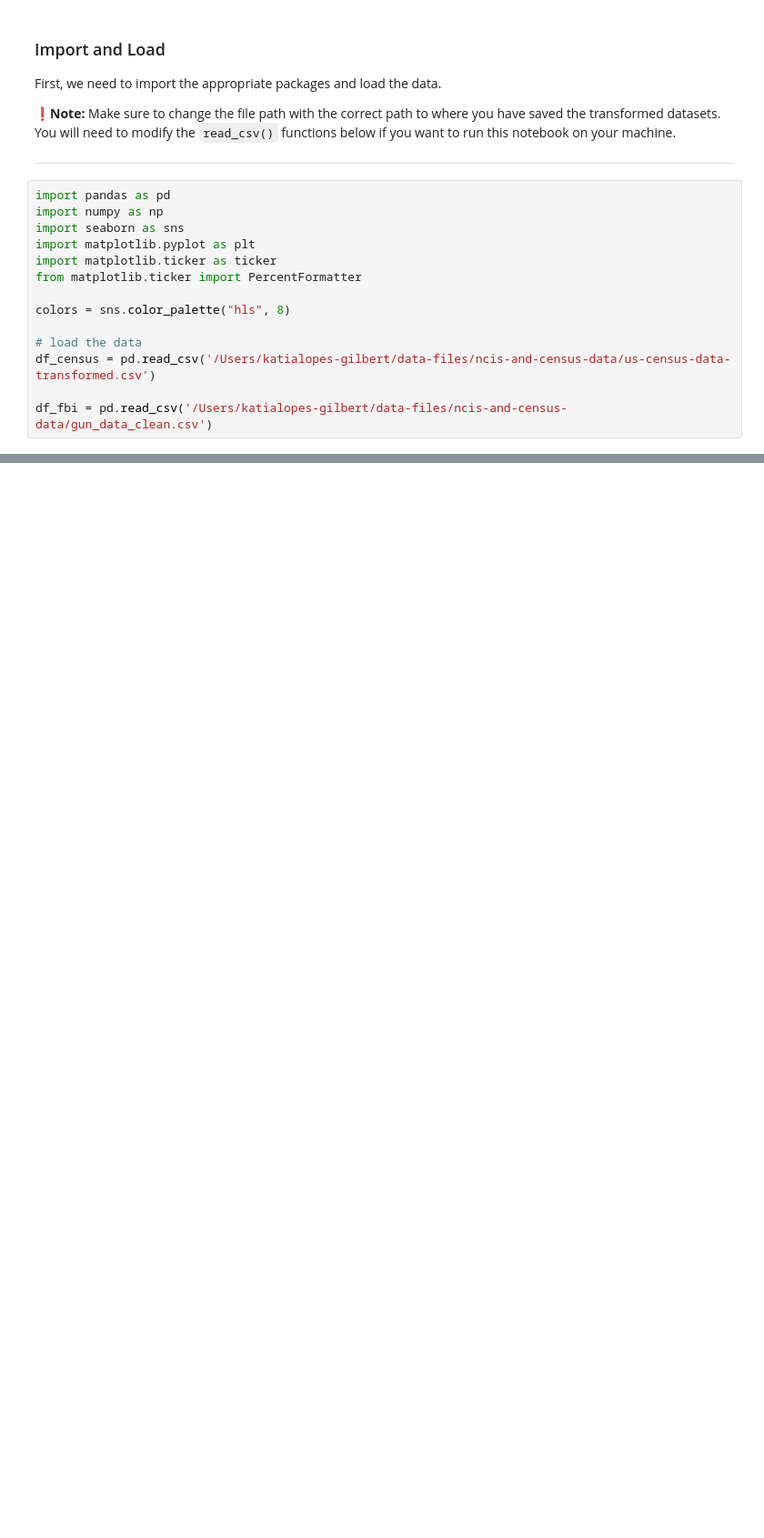
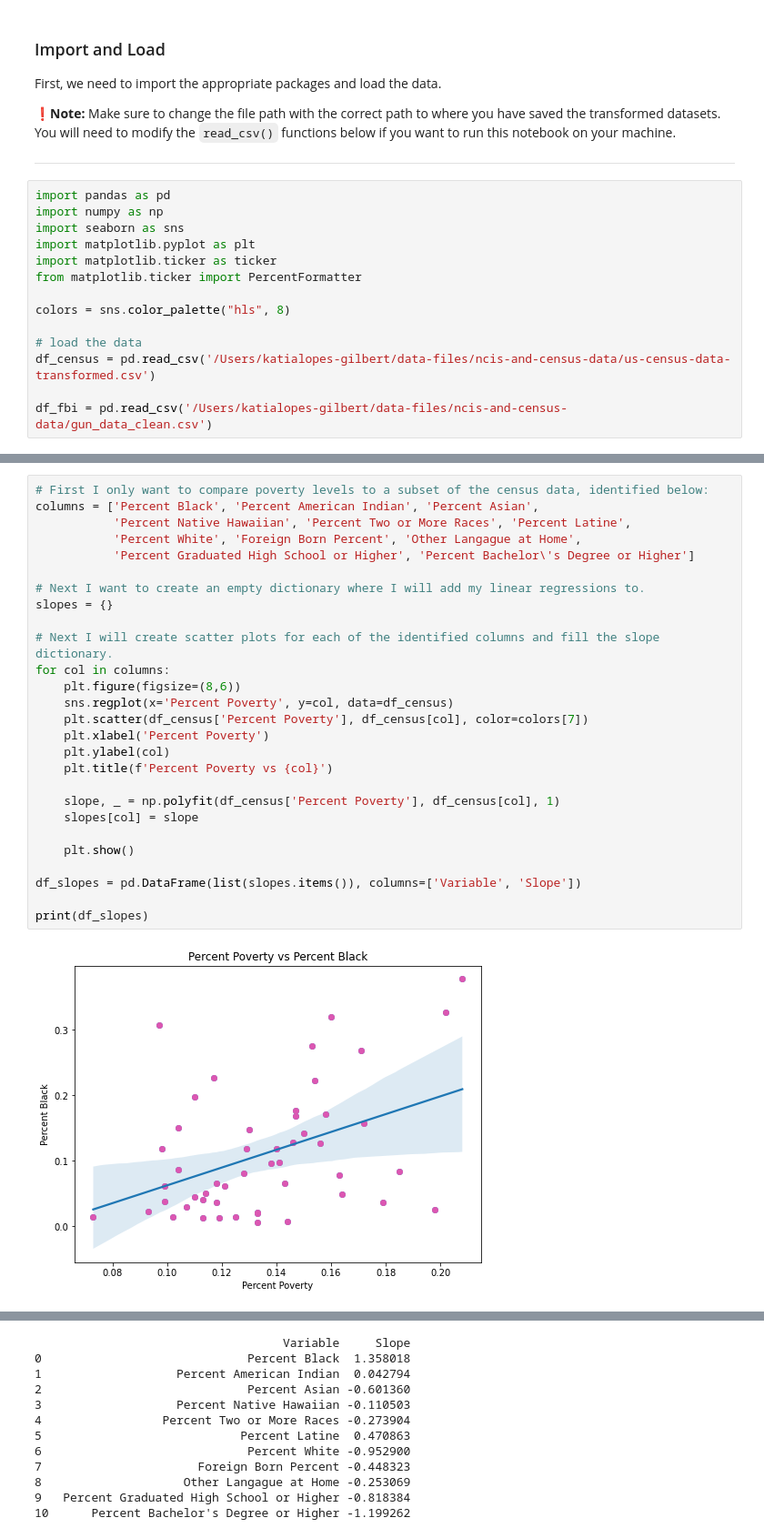
Before and after one commit to dezertdweller/fbi-gun-background-checks, a Jupyter notebook: investigate-a-dataset-project-klg.ipynb, the cells around one changed output, grey strips where cells are left out. Shown at 91% size. Cells and saved outputs as stored; diff of their text form; blank space fills up the shorter version.

```diff
--- a/investigate-a-dataset-project-klg.ipynb
+++ b/investigate-a-dataset-project-klg.ipynb
@@ -219,0 +309,29 @@ df_fbi = pd.read_csv('/Users/katialopes-gilbert/data-files/ncis-and-census-data/
+# %%
+# First I only want to compare poverty levels to a subset of the census data, identified below:
+columns = ['Percent Black', 'Percent American Indian', 'Percent Asian',
+           'Percent Native Hawaiian', 'Percent Two or More Races', 'Percent Latine',
+           'Percent White', 'Foreign Born Percent', 'Other Langague at Home',
+           'Percent Graduated High School or Higher', 'Percent Bachelor\'s Degree or Higher']
+
+# Next I want to create an empty dictionary where I will add my linear regressions to.
+slopes = {}
+
+# Next I will create scatter plots for each of the identified columns and fill the slope dictionary.
+for col in columns:
+    plt.figure(figsize=(8,6))
+    sns.regplot(x='Percent Poverty', y=col, data=df_census)
+    plt.scatter(df_census['Percent Poverty'], df_census[col], color=colors[7])
+    plt.xlabel('Percent Poverty')
+    plt.ylabel(col)
+    plt.title(f'Percent Poverty vs {col}')
+
+    slope, _ = np.polyfit(df_census['Percent Poverty'], df_census[col], 1)
+    slopes[col] = slope
+
+    plt.show()
+
+df_slopes = pd.DataFrame(list(slopes.items()), columns=['Variable', 'Slope'])
+
+print(df_slopes)
+# %% [output]
+[figure, added]
@@ -219,0 +348,12 @@ df_fbi = pd.read_csv('/Users/katialopes-gilbert/data-files/ncis-and-census-data/
+                                   Variable     Slope
+0                             Percent Black  1.358018
+1                   Percent American Indian  0.042794
+2                             Percent Asian -0.601360
+3                   Percent Native Hawaiian -0.110503
+4                 Percent Two or More Races -0.273904
+5                            Percent Latine  0.470863
+6                             Percent White -0.952900
+7                      Foreign Born Percent -0.448323
+8                    Other Langague at Home -0.253069
+9   Percent Graduated High School or Higher -0.818384
+10      Percent Bachelor's Degree or Higher -1.199262
```
Also changed, not shown: parts of 44 cells of this notebook.
